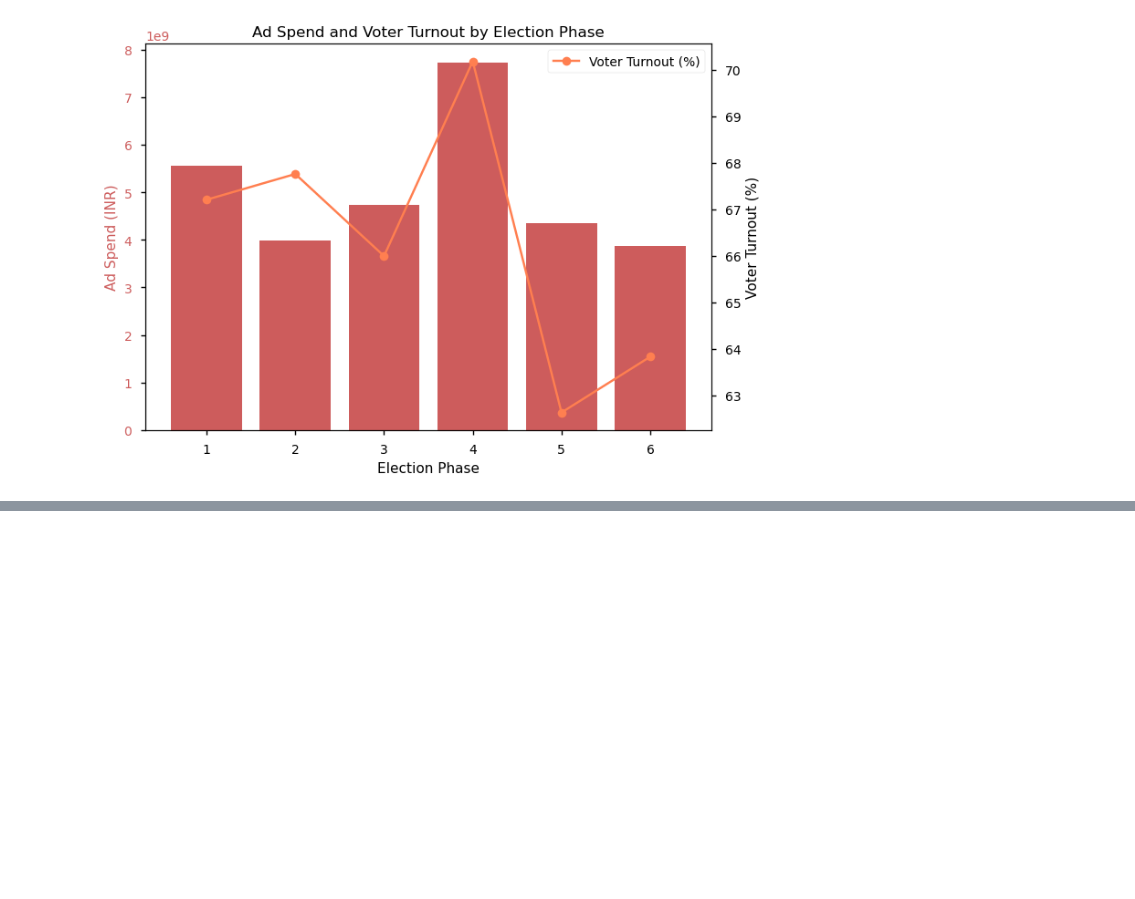
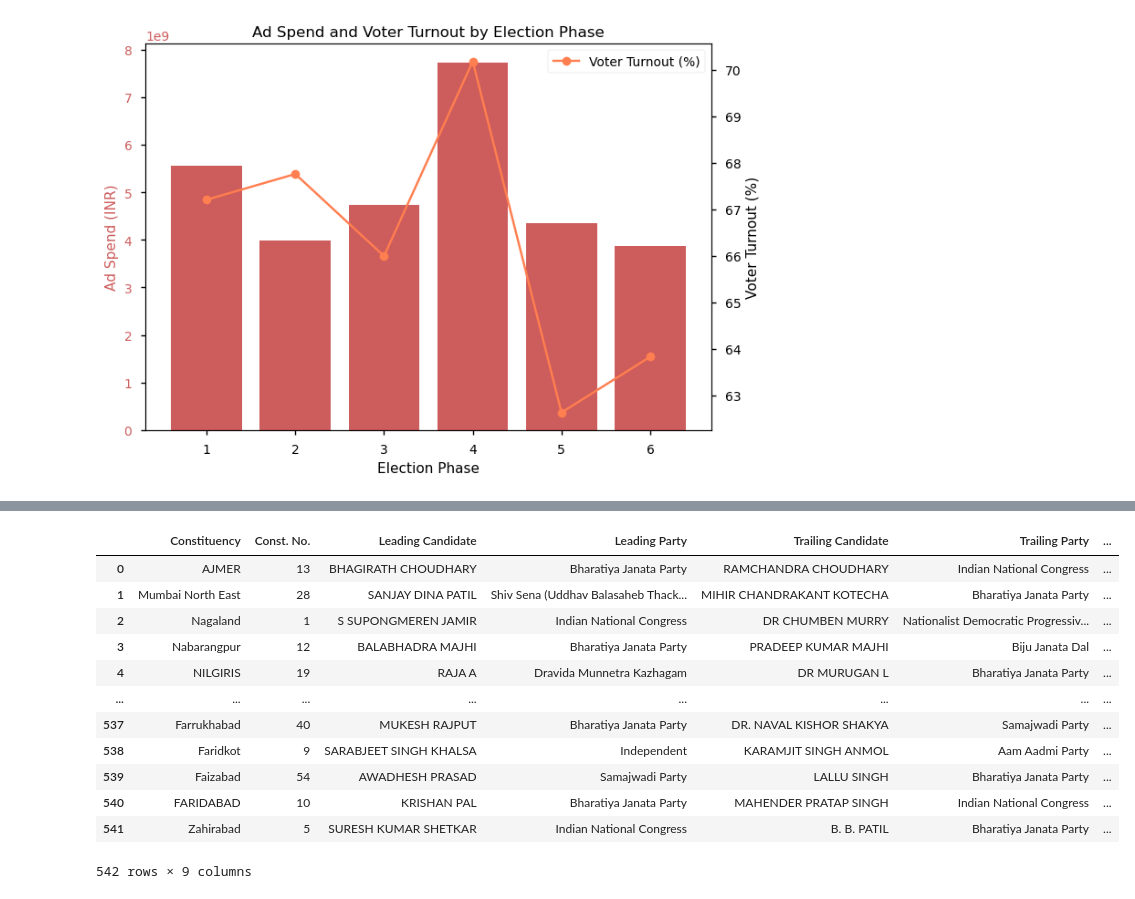
Before and after one commit to sandeepgalipelli/Elections-Ad-Spending-Analysis, a Jupyter notebook: ElectionAdSpending.ipynb, the cells around one changed output, grey strips where cells are left out. Drawn from its saved outputs; the diff is of its cells as text; code cells hidden in the pictures; blank space fills up the shorter version.

```diff
--- a/ElectionAdSpending.ipynb
+++ b/ElectionAdSpending.ipynb
@@ -173,0 +216,16 @@ plt.show()
+# %%
+candidateResults.value_counts().reset_index()
+# %% [output]
+|  | Constituency | Const. No. | Leading Candidate | Leading Party | Trailing Candidate | Trailing Party | ... |
+| 0 | AJMER | 13 | BHAGIRATH CHOUDHARY | Bharatiya Janata Party | RAMCHANDRA CHOUDHARY | Indian National Congress | ... |
+| 1 | Mumbai North East | 28 | SANJAY DINA PATIL | Shiv Sena (Uddhav Balasaheb Thack... | MIHIR CHANDRAKANT KOTECHA | Bharatiya Janata Party | ... |
+| 2 | Nagaland | 1 | S SUPONGMEREN JAMIR | Indian National Congress | DR CHUMBEN MURRY | Nationalist Democratic Progressiv... | ... |
+| 3 | Nabarangpur | 12 | BALABHADRA MAJHI | Bharatiya Janata Party | PRADEEP KUMAR MAJHI | Biju Janata Dal | ... |
+| 4 | NILGIRIS | 19 | RAJA A | Dravida Munnetra Kazhagam | DR MURUGAN L | Bharatiya Janata Party | ... |
+| ... | ... | ... | ... | ... | ... | ... | ... |
+| 537 | Farrukhabad | 40 | MUKESH RAJPUT | Bharatiya Janata Party | DR. NAVAL KISHOR SHAKYA | Samajwadi Party | ... |
+| 538 | Faridkot | 9 | SARABJEET SINGH KHALSA | Independent | KARAMJIT SINGH ANMOL | Aam Aadmi Party | ... |
+| 539 | Faizabad | 54 | AWADHESH PRASAD | Samajwadi Party | LALLU SINGH | Bharatiya Janata Party | ... |
+| 540 | FARIDABAD | 10 | KRISHAN PAL | Bharatiya Janata Party | MAHENDER PRATAP SINGH | Indian National Congress | ... |
+| 541 | Zahirabad | 5 | SURESH KUMAR SHETKAR | Indian National Congress | B. B. PATIL | Bharatiya Janata Party | ... |
+542 rows × 9 columns
```
Also changed, not shown: parts of 13 cells of this notebook.
